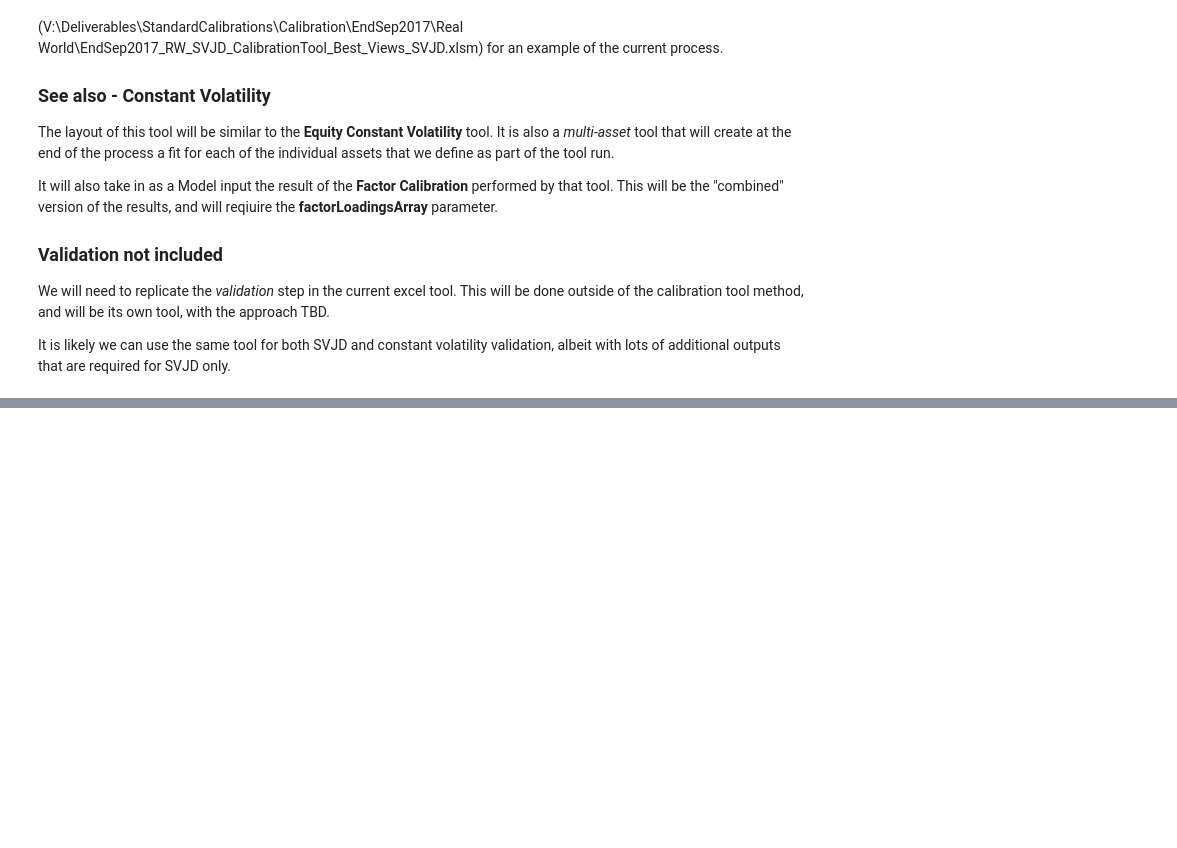
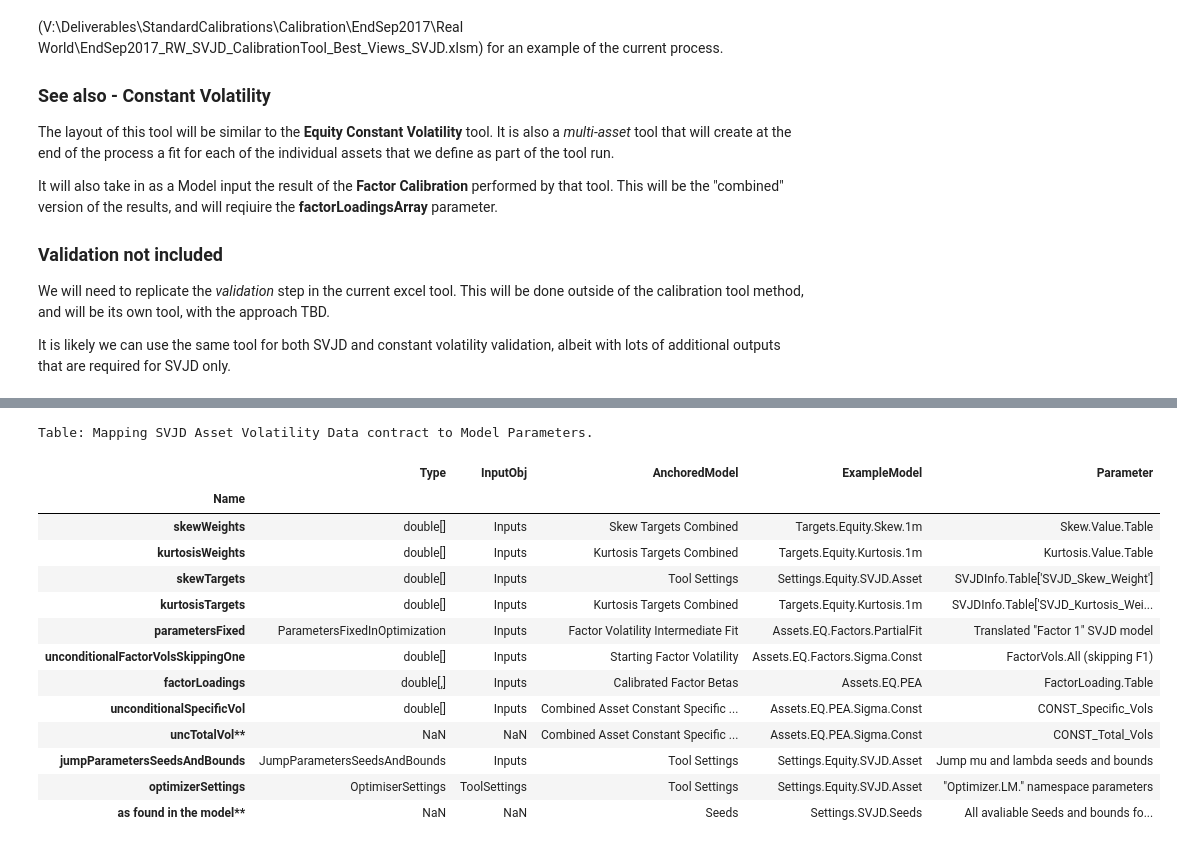
Before and after one commit to calvinrs/mdy-workbooks, a Jupyter notebook: Equity SVJD Tool Specification.ipynb, the cells around one changed output, grey strips where cells are left out. Cells and saved outputs as stored; diff of their text form; code cells hidden in the pictures; blank space fills up the shorter version.

```diff
--- a/Equity SVJD Tool Specification.ipynb
+++ b/Equity SVJD Tool Specification.ipynb
@@ -64,0 +146,22 @@ The methods that we need to use from the Ghost project are:
+# %%
+import pandas as pd
+tablePCAMap = pd.read_json('data/SVJD_Asset_Input.json')
+tablePCAMap = tablePCAMap.set_index(['Name'])
+print("Table: Mapping SVJD Asset Volatility Data contract to Model Parameters.")
+tablePCAMap[['Type','InputObj','AnchoredModel','ExampleModel','Parameter']]
+# %% [output]
+Table: Mapping SVJD Asset Volatility Data contract to Model Parameters.
+|  | Type | InputObj | AnchoredModel | ExampleModel | Parameter |
+| Name |  |  |  |  |  |
+| skewWeights | double[] | Inputs | Skew Targets Combined | Targets.Equity.Skew.1m | Skew.Value.Table |
+| kurtosisWeights | double[] | Inputs | Kurtosis Targets Combined | Targets.Equity.Kurtosis.1m | Kurtosis.Value.Table |
+| skewTargets | double[] | Inputs | Tool Settings | Settings.Equity.SVJD.Asset | SVJDInfo.Table['SVJD_Skew_Weight'] |
+| kurtosisTargets | double[] | Inputs | Kurtosis Targets Combined | Targets.Equity.Kurtosis.1m | SVJDInfo.Table['SVJD_Kurtosis_Wei... |
+| parametersFixed | ParametersFixedInOptimization | Inputs | Factor Volatility Intermediate Fit | Assets.EQ.Factors.PartialFit | Translated "Factor 1" SVJD model |
+| unconditionalFactorVolsSkippingOne | double[] | Inputs | Starting Factor Volatility | Assets.EQ.Factors.Sigma.Const | FactorVols.All (skipping F1) |
+| factorLoadings | double[,] | Inputs | Calibrated Factor Betas | Assets.EQ.PEA | FactorLoading.Table |
+| unconditionalSpecificVol | double[] | Inputs | Combined Asset Constant Specific ... | Assets.EQ.PEA.Sigma.Const | CONST_Specific_Vols |
+| uncTotalVol** | NaN | NaN | Combined Asset Constant Specific ... | Assets.EQ.PEA.Sigma.Const | CONST_Total_Vols |
+| jumpParametersSeedsAndBounds | JumpParametersSeedsAndBounds | Inputs | Tool Settings | Settings.Equity.SVJD.Asset | Jump mu and lambda seeds and bounds |
+| optimizerSettings | OptimiserSettings | ToolSettings | Tool Settings | Settings.Equity.SVJD.Asset | "Optimizer.LM." namespace parameters |
+| as found in the model** | NaN | NaN | Seeds | Settings.SVJD.Seeds | All avaliable Seeds and bounds fo... |
```
Also changed, not shown: parts of 36 cells of this notebook.
